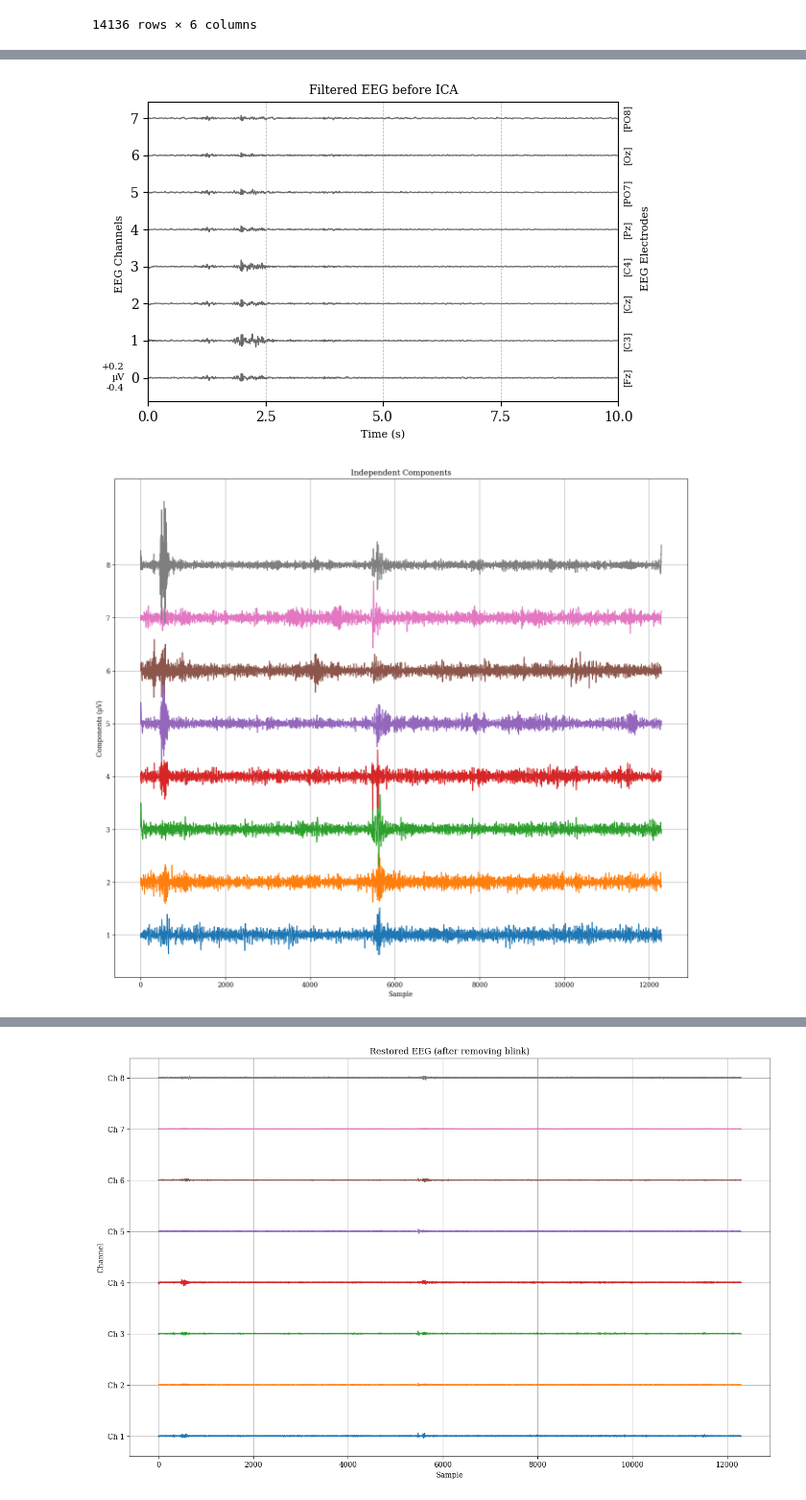
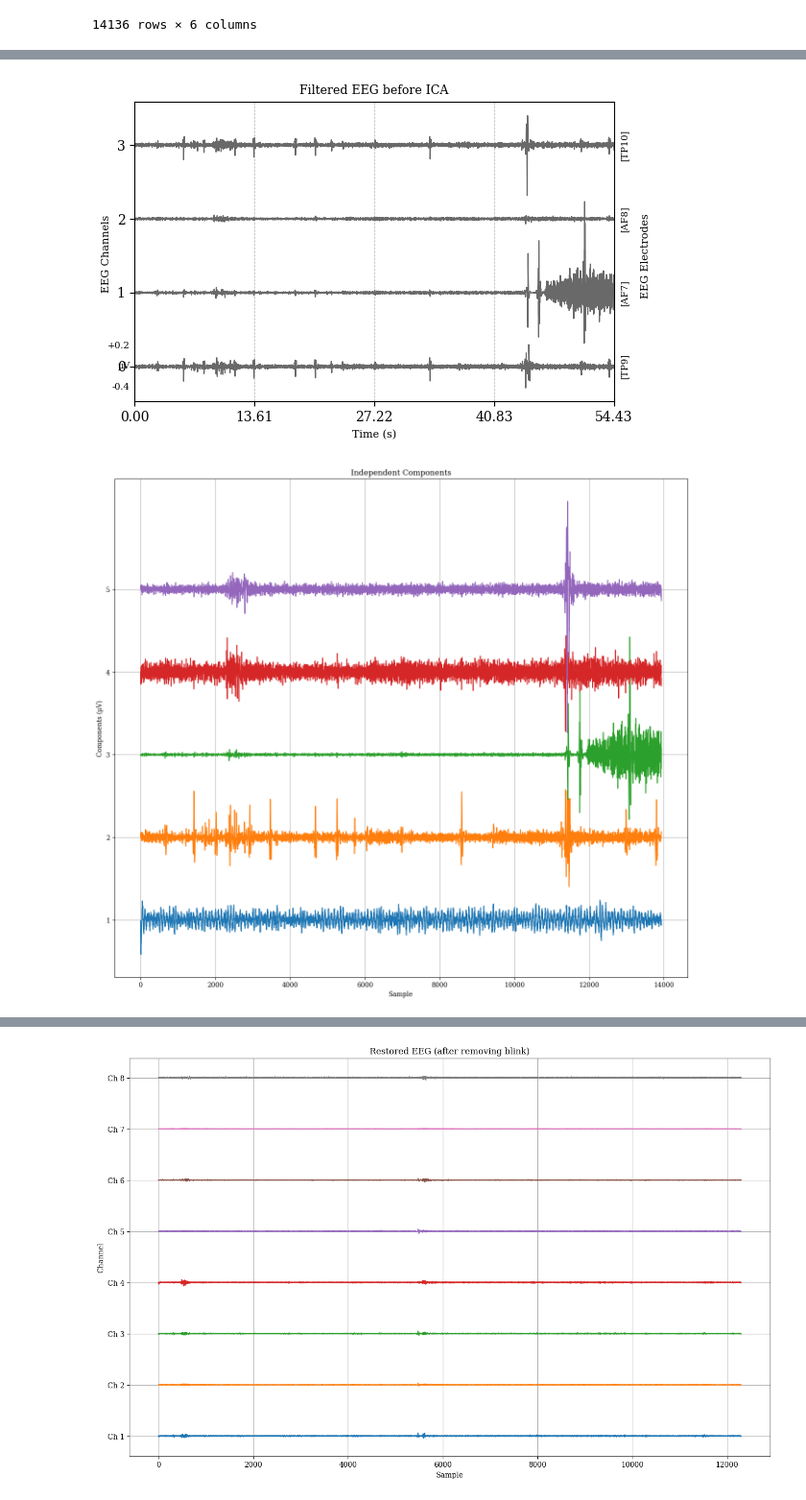
Before and after one commit to andgaspez/corpo_coraje, a Jupyter notebook: pipeline.ipynb, the cells around one changed output, grey strips where cells are left out. Shown at 96% size. Cells and saved outputs as stored; diff of their text form; code cells hidden in the pictures.

```diff
--- a/pipeline.ipynb
+++ b/pipeline.ipynb
@@ -118,18 +121,20 @@ def notch_filter(data, freq=60.0, Q=30.0, fs=250):
     filtered_data = filtfilt(b, a, data)
     return filtered_data
 # %%
-eeg_data_filtered = eeg_data.copy()
 eeg_data_filtered = pd.DataFrame()
 
-for channel in range(8):
+# Only iterate over the 5 EEG channels (columns 1 to 5)
+for channel in range(0, 6):
     raw = eeg_data.iloc[200:, channel]
 
-    # Band-pass filter (raw to filtered µV)
+    # Apply filters
     filtered = butter_highpass_filter(raw, cutoff=4, order=4)
     filtered = butter_lowpass_filter(filtered, cutoff=45, order=4)
-    filtered = notch_filter(filtered, freq=60.0, Q=30.0, fs=250)
+    filtered = notch_filter(filtered, freq=60.0, Q=30.0, fs=256)
 
-    eeg_data_filtered[channel] = filtered
+    # Store in filtered DataFrame using original column name
+    eeg_data_filtered[eeg_data.columns[channel]] = filtered
+
 
 plot_all_eeg_channels(eeg_data_filtered, show_time=True)
 # %% [output]
@@ -143,22 +148,27 @@ plot_all_eeg_channels(eeg_data_filtered, show_time=True)
 # plt.title("Data before ICA")
 # plt.show()
 
-import numpy as np
-import matplotlib.pyplot as plt
+
+
 
 # Parameters
-sampling_rate = 250  # Hz
-duration_sec = 10.01
+sampling_rate = 256  # Hz
+duration_sec = 55
 num_samples = int(duration_sec * sampling_rate)
 
+
+
+
 # Slice EEG data
-eeg_segment = eeg_data_filtered.iloc[:num_samples, :]
-time = np.arange(num_samples) / sampling_rate
+eeg_segment = eeg_data_filtered[['TP9', 'AF7', 'AF8', 'TP10']].iloc[:num_samples, :]
+time = np.arange(len(eeg_segment)) / sampling_rate
 n_channels = eeg_segment.shape[1]
-offsets = list(range(800, 800 * n_channels + 800, 800))
+offsets = list(range(800, 800 * n_channels + 800, 800))  # n_channels == 4
 
 # Electrode labels per channel
-electrode_labels = ['[Fz]', '[C3]', '[Cz]', '[C4]', '[Pz]', '[PO7]', '[Oz]', '[PO8]']
+electrode_labels = ['[TP9]', '[AF7]', '[AF8]', '[TP10]']
+
+assert len(electrode_labels) == n_channels == len(offsets), "Mismatch in labels or offsets"
 
 # Plot config
 plt.figure(figsize=(6, 4))
@@ -171,11 +181,11 @@ plt.grid(True, which='both', linestyle='--', linewidth=0.5)
 
 # Add rotated electrode labels on the right side
 for i, label in enumerate(electrode_labels):
-    plt.text(10.1, offsets[i], label, fontsize=7, color='black',
+    plt.text(55.2, offsets[i], label, fontsize=7, color='black',
              va='center', rotation=90)
 
 # Right-side label for EEG electrodes
-plt.text(10.5, np.mean(offsets), 'EEG Electrodes', fontsize=8,
+plt.text(57.5, np.mean(offsets), 'EEG Electrodes', fontsize=8,
          rotation=90, va='center', ha='left')
 
 # Add vertical scale bar to show amplitude [-0.4, +0.2] µV
@@ -211,43 +221,43 @@ plt.savefig("before_ica.pdf", dpi=600, bbox_inches='tight')  # vector PDF
 
 plt.show()
 # %% [output]
-[figure, old version]
+[figure, new version]
 # %%
 
 from sklearn.decomposition import FastICA
 import matplotlib.pyplot as plt
 import numpy as np
 """
 The code first creates an instance of the FastICA class from the scikit-learn library,
 specifying the number of components to be extracted as 8. The fit method is then called on the data_bp_filtered data, which performs the ICA decomposition and learns the unmixing matrix.
 The transform method applies the learned unmixing matrix to the original data, resulting in the independent components stored in the components variable.
 Next, the code plots the independent components using plt.plot,
 with each component vertically offset by adding a constant value from the range(1, 1*n_channels+1, 1) sequence. This separation makes it easier to visualize the individual components.
 """
 
-ica = FastICA(n_components=8)
+ica = FastICA(n_components=5)
 
 # Ensure this is shaped (samples, channels)
 data_after_band_pass_filter_reshape = eeg_data_filtered
 
 # Run ICA
 
 components = ica.fit_transform(data_after_band_pass_filter_reshape)
 
 # Plot the components
 offset = 15
 plt.figure(figsize=(16, 14))
-for i in range(8):
+for i in range(5):
     plt.plot(components[:, i] + offset * i)
 
-plt.yticks(np.arange(0, offset * 8, offset), np.arange(1, 9))
+plt.yticks(np.arange(0, offset * 5, offset), np.arange(1, 6))
 plt.ylabel('Components (µV)')
 plt.xlabel('Sample')
 plt.title('Independent Components')
 plt.grid(True)
 plt.show()
 # %% [output]
-[figure, old version]
+[figure, new version]
 # %%
 import matplotlib.pyplot as plt
 import numpy as np
```
Also changed, not shown: parts of 5 cells of this notebook, 1 other file.
